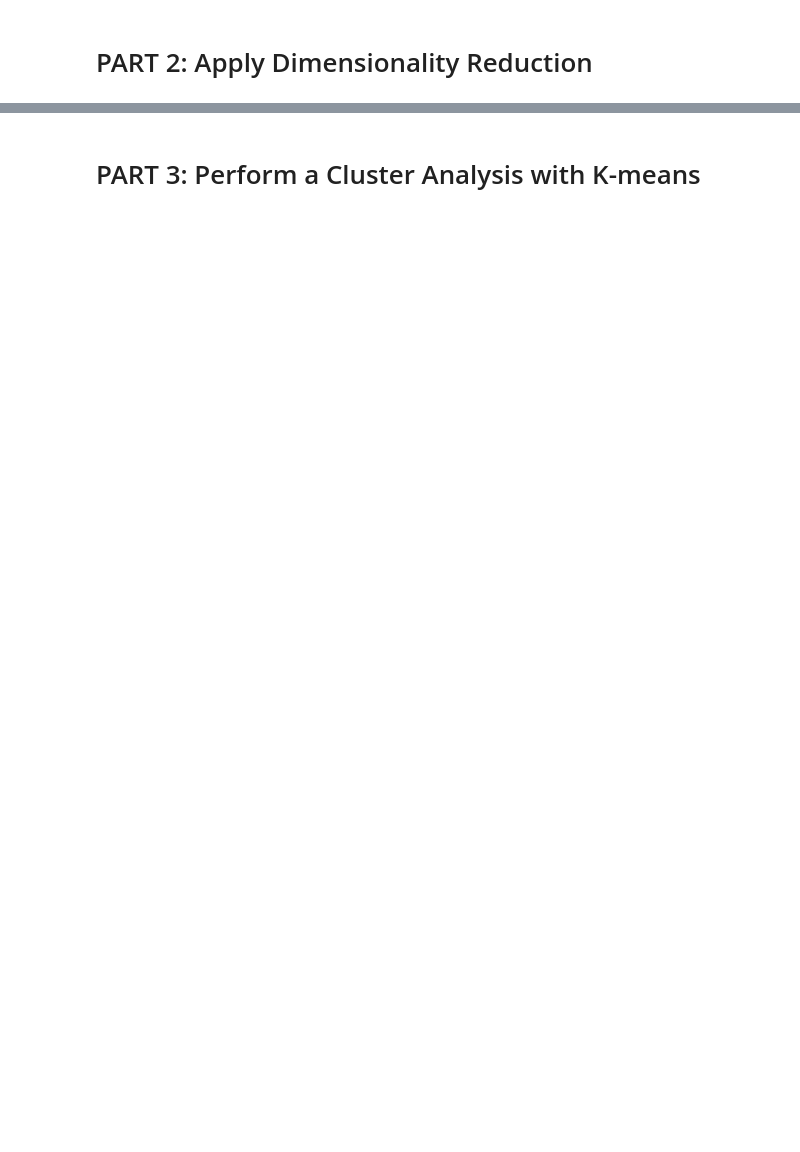
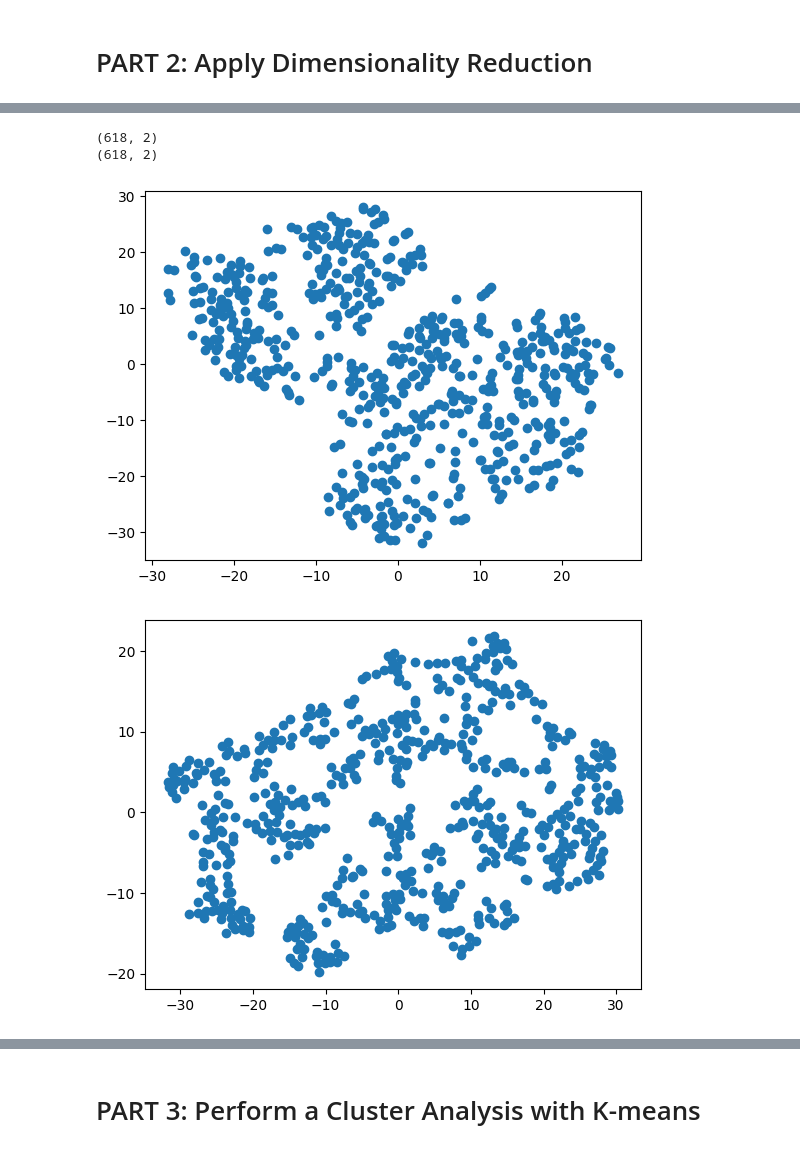
Before and after one commit to billthedataguy/myopia, a Jupyter notebook: Myopia.ipynb, the cells around one changed output, grey strips where cells are left out. Drawn from its saved outputs; the diff is of its cells as text; code cells hidden in the pictures; blank space fills up the shorter version.

```diff
--- a/Myopia.ipynb
+++ b/Myopia.ipynb
@@ -40,9 +194,11 @@ myopia_pca.shape # 14 features reduced to 10
 # %%
  # Transform PCA data to a DataFrame
 
-df_myopia_pca = pd.DataFrame(
-    data=myopia_pca,
+df_myopia_pca_scaled = pd.DataFrame(
+    data=myopia_pca_scaled,
     columns=["pc_1", "pc_2", "pc_3", "pc_4", "pc_5", "pc_6", "pc_7", "pc_8", "pc_9", "pc_10"]
 )
 
-df_myopia_pca.head()
+print(df_myopia_pca_scaled.shape)
+
+df_myopia_pca_scaled.head()
@@ -52,0 +213,11 @@ pca.singular_values_
+# %%
+ # Transform PCA data to a DataFrame
+
+df_myopia_pca_normed = pd.DataFrame(
+    data=myopia_pca_normed,
+    columns=["pc_1", "pc_2", "pc_3"]
+)
+
+print(df_myopia_pca_normed.shape)
+
+df_myopia_pca_normed.head()
@@ -53,33 +232,46 @@ pca.singular_values_
 # %%
 from sklearn.manifold import TSNE
 
-tsne_df = df_myopia_pca.copy()
+tsne_df1 = df_myopia_pca_scaled.copy()
+tsne_df2 = df_myopia_pca_normed.copy()
+
 
  # Initialize t-SNE model
 
-tsne = TSNE(learning_rate=10)
+tsne = TSNE(learning_rate=20)
 # %%
  # Reduce dimensions
 
-tsne_features = tsne.fit_transform(tsne_df)
+tsne_features1 = tsne.fit_transform(tsne_df1)
+tsne_features2 = tsne.fit_transform(tsne_df2)
 # %%
-tsne_features.shape # Reduced 10 primary components down to 2
+print(tsne_features1.shape) # Reduced 10 primary components down to 2
+print(tsne_features2.shape) # Reduced 3 primary components down to 2
+# %% [output]
+(618, 2)
+(618, 2)
 # %%
-import matplotlib.pyplot as plt
-
 # Prepare to plot the dataset
 
 # The first column of transformed features
 
-tsne_df["x"] = tsne_features[:, 0]
+tsne_df1["x"] = tsne_features1[:, 0]
+tsne_df2["x"] = tsne_features2[:, 0]
 
 # The second column of transformed features
 
-tsne_df["y"] = tsne_features[:, 1]
+tsne_df1["y"] = tsne_features1[:, 1]
+tsne_df2["y"] = tsne_features2[:, 1]
 
- # Visualize the clusters
+# Visualize the clusters
 
-plt.scatter(tsne_df["x"], tsne_df["y"])
+plt.scatter(tsne_df1["x"], tsne_df1["y"])
 plt.show()
+
+plt.scatter(tsne_df2["x"], tsne_df2["y"])
+plt.show()
+# %% [output]
+[figure, added]
+[figure, added]
 # %%
 labels.value_counts()
```
Also changed, not shown: parts of 35 cells of this notebook, 2 other files.
